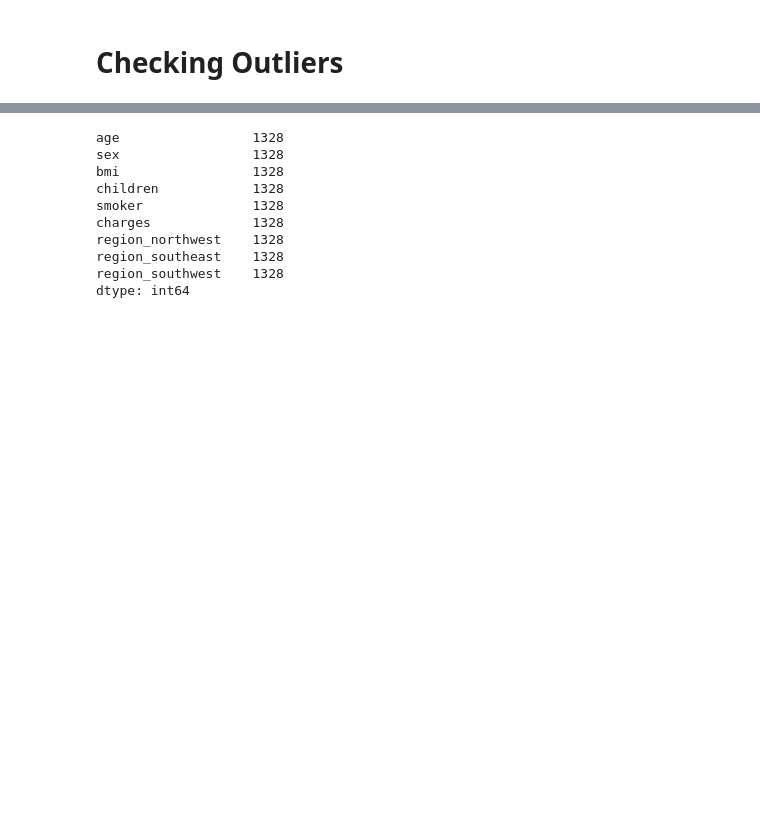
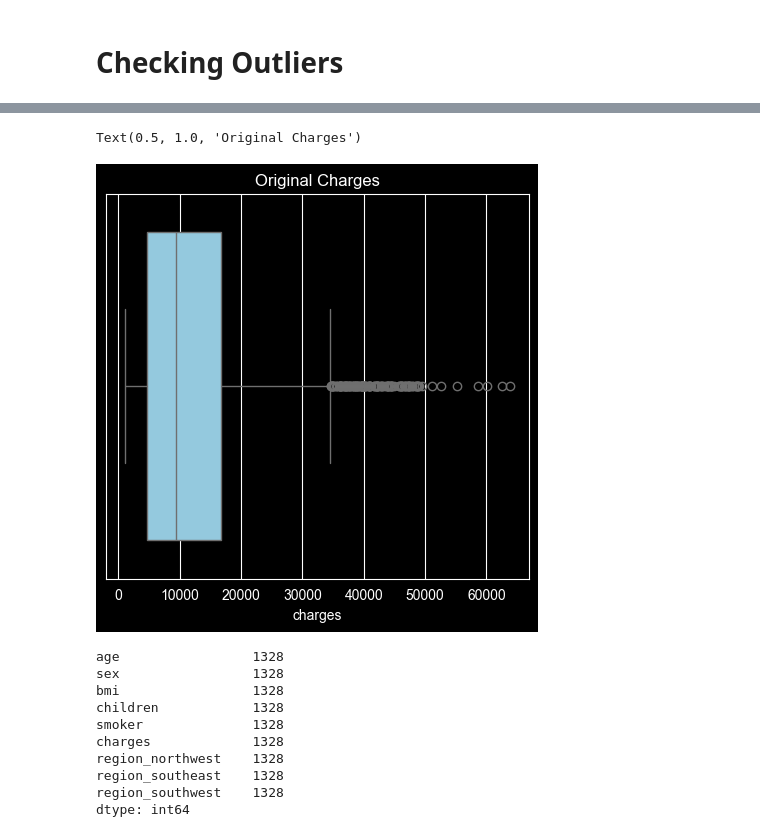
Before and after one commit to kamleshcode/AI_Internship_Practice, a Jupyter notebook: 2026-02-19_Thursday/insurance_charges_prediction.ipynb, the cells around one changed output, grey strips where cells are left out. Cells and saved outputs as stored; diff of their text form; code cells hidden in the pictures; blank space fills up the shorter version.

```diff
--- a/2026-02-19_Thursday/insurance_charges_prediction.ipynb
+++ b/2026-02-19_Thursday/insurance_charges_prediction.ipynb
@@ -99,0 +100,8 @@ plt.show()
+# %%
+plt.figure(figsize=(12, 5))
+plt.subplot(1, 2, 1)
+sns.boxplot(x=df['charges'], color='skyblue')
+plt.title('Original Charges')
+# %% [output]
+Text(0.5, 1.0, 'Original Charges')
+[figure, added]
```
Also changed, not shown: parts of 7 cells of this notebook.
